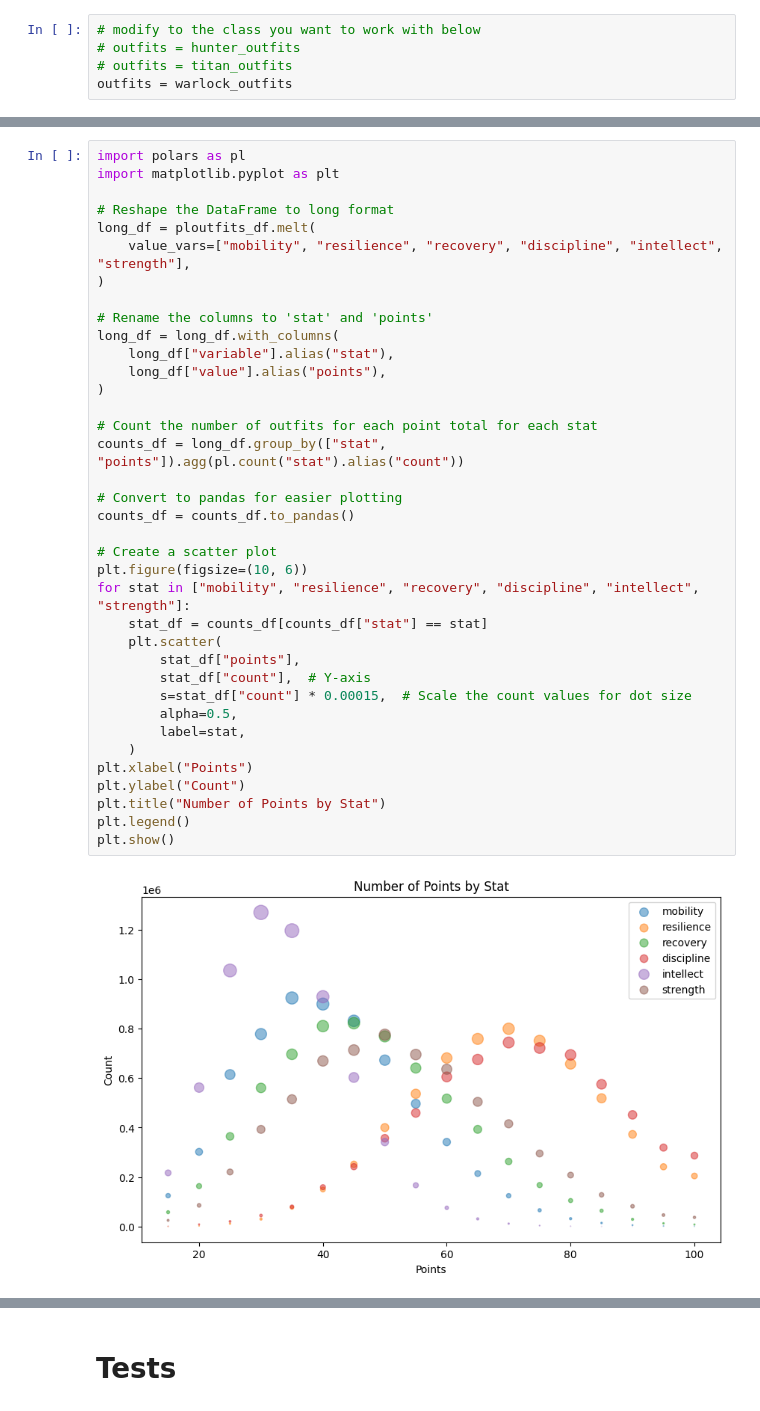
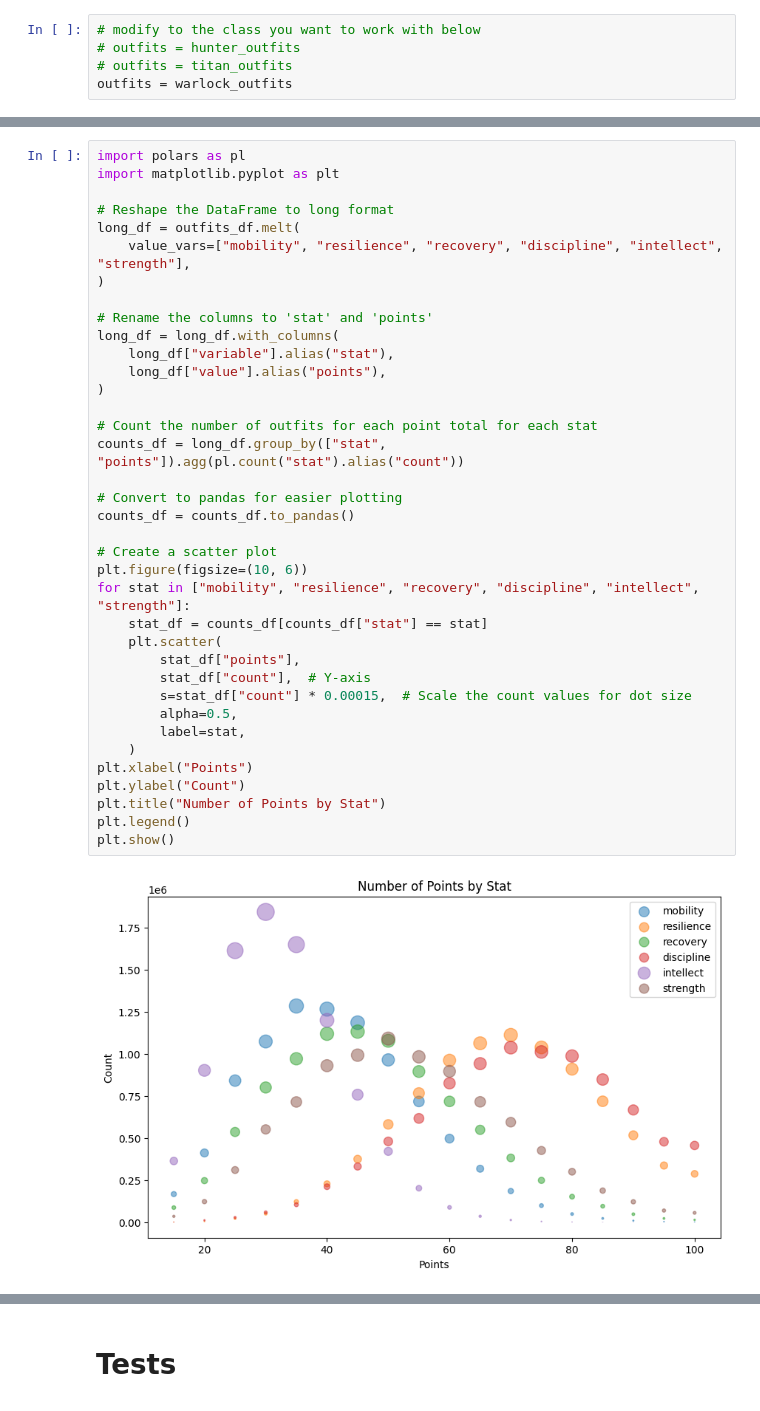
Before and after one commit to tednaleid/d2notebooks, a Jupyter notebook: d2armor.ipynb, the cells around one changed output, grey strips where cells are left out. Drawn from its saved outputs; the diff is of its cells as text.

Commit message:
iterating on pinnacle outfit identification

```diff
--- a/d2armor.ipynb
+++ b/d2armor.ipynb
@@ -494,38 +620,38 @@ import polars as pl
 import matplotlib.pyplot as plt
 
 # Reshape the DataFrame to long format
-long_df = ploutfits_df.melt(
+long_df = outfits_df.melt(
     value_vars=["mobility", "resilience", "recovery", "discipline", "intellect", "strength"],
 )
 
 # Rename the columns to 'stat' and 'points'
 long_df = long_df.with_columns(
     long_df["variable"].alias("stat"),
     long_df["value"].alias("points"),
 )
 
 # Count the number of outfits for each point total for each stat
 counts_df = long_df.group_by(["stat", "points"]).agg(pl.count("stat").alias("count"))
 
 # Convert to pandas for easier plotting
 counts_df = counts_df.to_pandas()
 
 # Create a scatter plot
 plt.figure(figsize=(10, 6))
 for stat in ["mobility", "resilience", "recovery", "discipline", "intellect", "strength"]:
     stat_df = counts_df[counts_df["stat"] == stat]
     plt.scatter(
         stat_df["points"],
         stat_df["count"],  # Y-axis
         s=stat_df["count"] * 0.00015,  # Scale the count values for dot size
         alpha=0.5,
         label=stat,
     )
 plt.xlabel("Points")
 plt.ylabel("Count")
 plt.title("Number of Points by Stat")
 plt.legend()
 plt.show()
 # %% [output]
-[figure, old version]
+[figure, new version]
 # %%
```
Also changed, not shown: parts of 21 cells of this notebook, 2 other files.
